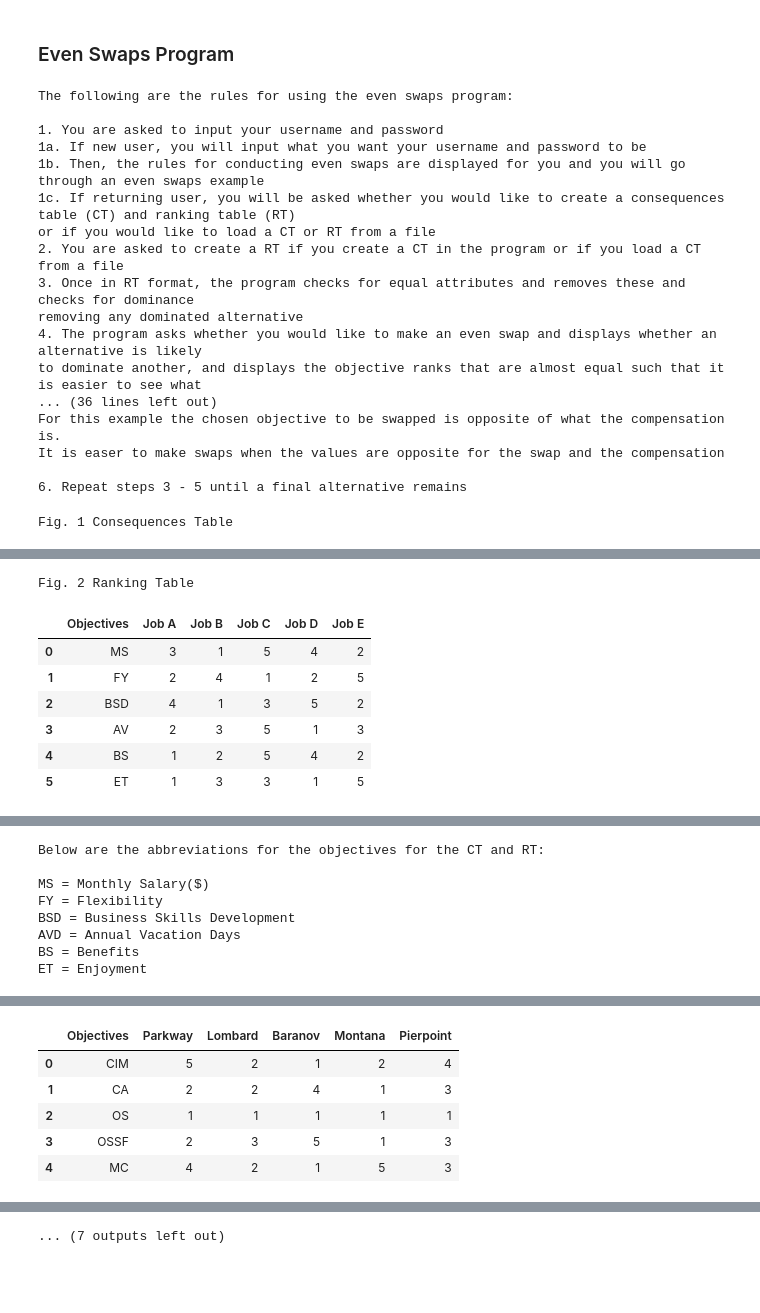
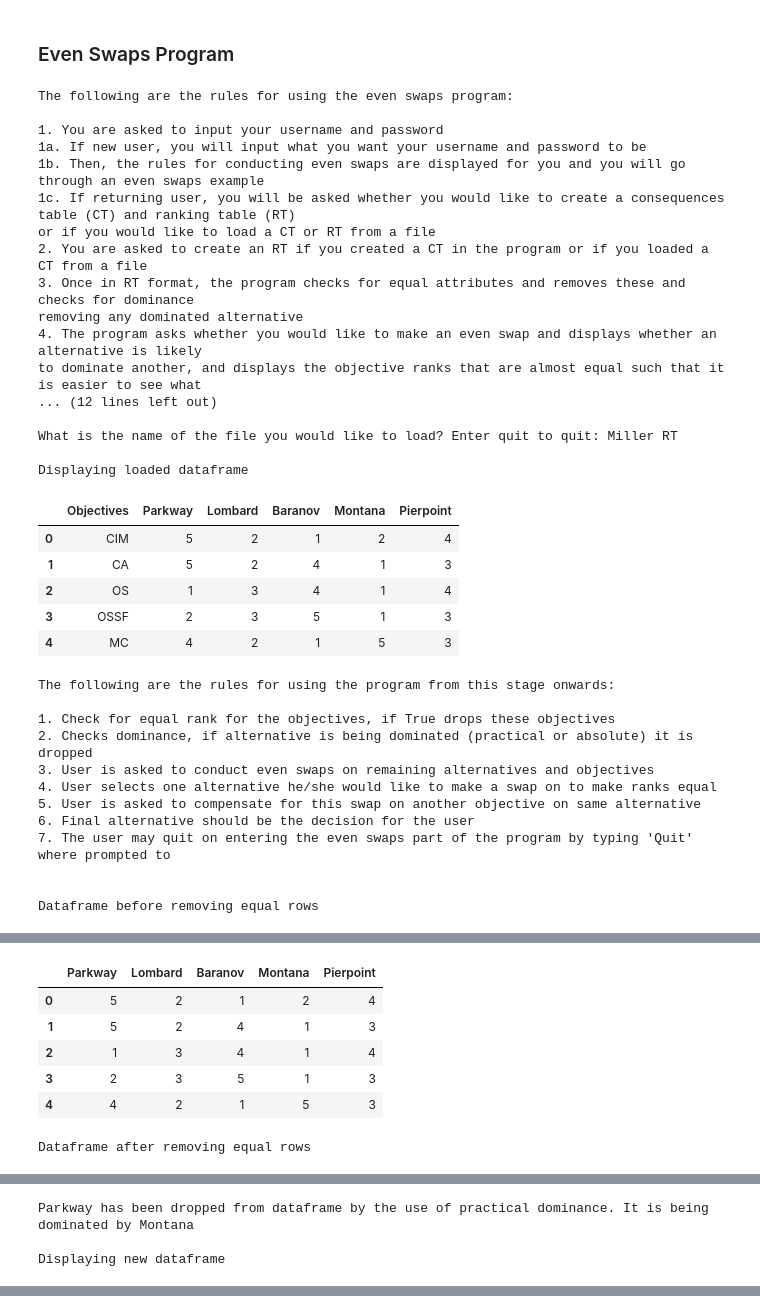
Before and after one commit to tsandb1/Even-Swaps-Program, a Jupyter notebook: Even Swaps Program.ipynb, the cells around one changed output, grey strips where cells are left out. Drawn from its saved outputs; the diff is of its cells as text; code cells hidden in the pictures; blank space fills up the shorter version.

```diff
--- a/Even Swaps Program.ipynb
+++ b/Even Swaps Program.ipynb
@@ -1213,7 +1212,7 @@ The following are the rules for using the even swaps program:\n
 1b. Then, the rules for conducting even swaps are displayed for you and you will go through an even swaps example
 1c. If returning user, you will be asked whether you would like to create a consequences table (CT) and ranking table (RT)
 or if you would like to load a CT or RT from a file
-2. You are asked to create a RT if you create a CT in the program or if you load a CT from a file
+2. You are asked to create an RT if you created a CT in the program or if you loaded a CT from a file
 3. Once in RT format, the program checks for equal attributes and removes these and checks for dominance
 removing any dominated alternative
 4. The program asks whether you would like to make an even swap and displays whether an alternative is likely
@@ -1274,36 +1273,53 @@ objectives and alternatives you should make swaps on
                             print('\nDisplaying dataframe of final alternative file')
                             display(read_df)
                             flag = True
 
                         elif input_filename_decision.lower() in {'n'}:
                             flag = True
 
                         else:
                             error_msg = '\nError! Options are Y or N'
                             error_messages(error_msg)
         except EOFError:
             print('\nProgram quit')
             user_info_flag = False
             flag = False
 
 es_func = ES_and_file_creation()
 print(es_func)
 # %% [output]
 The following are the rules for using the even swaps program:
 
 1. You are asked to input your username and password
 1a. If new user, you will input what you want your username and password to be
 1b. Then, the rules for conducting even swaps are displayed for you and you will go through an even swaps example
 1c. If returning user, you will be asked whether you would like to create a consequences table (CT) and ranking table (RT)
 or if you would like to load a CT or RT from a file
-2. You are asked to create a RT if you create a CT in the program or if you load a CT from a file
+2. You are asked to create an RT if you created a CT in the program or if you loaded a CT from a file
 3. Once in RT format, the program checks for equal attributes and removes these and checks for dominance
 removing any dominated alternative
 4. The program asks whether you would like to make an even swap and displays whether an alternative is likely
 to dominate another, and displays the objective ranks that are almost equal such that it is easier to see what
-... (36 lines left out)
-For this example the chosen objective to be swapped is opposite of what the compensation is.
-It is easer to make swaps when the values are opposite for the swap and the compensation
+... (12 lines left out)
 
-6. Repeat steps 3 - 5 until a final alternative remains
+What is the name of the file you would like to load? Enter quit to quit: Miller RT
+
+Displaying loaded dataframe
+|  | Objectives | Parkway | Lombard | Baranov | Montana | Pierpoint |
+| 0 | CIM | 5 | 2 | 1 | 2 | 4 |
+| 1 | CA | 5 | 2 | 4 | 1 | 3 |
+| 2 | OS | 1 | 3 | 4 | 1 | 4 |
+| 3 | OSSF | 2 | 3 | 5 | 1 | 3 |
+| 4 | MC | 4 | 2 | 1 | 5 | 3 |
-Fig. 1 Consequences Table
+The following are the rules for using the program from this stage onwards:
+
+1. Check for equal rank for the objectives, if True drops these objectives
+2. Checks dominance, if alternative is being dominated (practical or absolute) it is dropped
+3. User is asked to conduct even swaps on remaining alternatives and objectives
+4. User selects one alternative he/she would like to make a swap on to make ranks equal
+5. User is asked to compensate for this swap on another objective on same alternative
+6. Final alternative should be the decision for the user
+7. The user may quit on entering the even swaps part of the program by typing 'Quit' where prompted to
+
+
+Dataframe before removing equal rows
@@ -1317,8 +1326,7 @@ Fig. 1 Consequences Table
+|  | Parkway | Lombard | Baranov | Montana | Pierpoint |
+| 0 | 5 | 2 | 1 | 2 | 4 |
+| 1 | 5 | 2 | 4 | 1 | 3 |
+| 2 | 1 | 3 | 4 | 1 | 4 |
+| 3 | 2 | 3 | 5 | 1 | 3 |
+| 4 | 4 | 2 | 1 | 5 | 3 |
-Fig. 2 Ranking Table
+Dataframe after removing equal rows
-|  | Objectives | Job A | Job B | Job C | Job D | Job E |
-| 0 | MS | 3 | 1 | 5 | 4 | 2 |
-| 1 | FY | 2 | 4 | 1 | 2 | 5 |
-| 2 | BSD | 4 | 1 | 3 | 5 | 2 |
-| 3 | AV | 2 | 3 | 5 | 1 | 3 |
-| 4 | BS | 1 | 2 | 5 | 4 | 2 |
-| 5 | ET | 1 | 3 | 3 | 1 | 5 |
@@ -1325,8 +1339,3 @@ Fig. 2 Ranking Table
-Below are the abbreviations for the objectives for the CT and RT:
+Parkway has been dropped from dataframe by the use of practical dominance. It is being dominated by Montana
 
-MS = Monthly Salary($)
-FY = Flexibility
-BSD = Business Skills Development
-AVD = Annual Vacation Days
-BS = Benefits
-ET = Enjoyment
+Displaying new dataframe
@@ -1334,6 +1350,0 @@ Fig. 3 Equal ranks before removal
-|  | Objectives | Parkway | Lombard | Baranov | Montana | Pierpoint |
-| 0 | CIM | 5 | 2 | 1 | 2 | 4 |
-| 1 | CA | 2 | 2 | 4 | 1 | 3 |
-| 2 | OS | 1 | 1 | 1 | 1 | 1 |
-| 3 | OSSF | 2 | 3 | 5 | 1 | 3 |
-| 4 | MC | 4 | 2 | 1 | 5 | 3 |
@@ -1354 +1366,0 @@ Fig. 5 Absolute and Practical dominance
-... (7 outputs left out)
```
Also changed, not shown: parts of 2 cells of this notebook.
